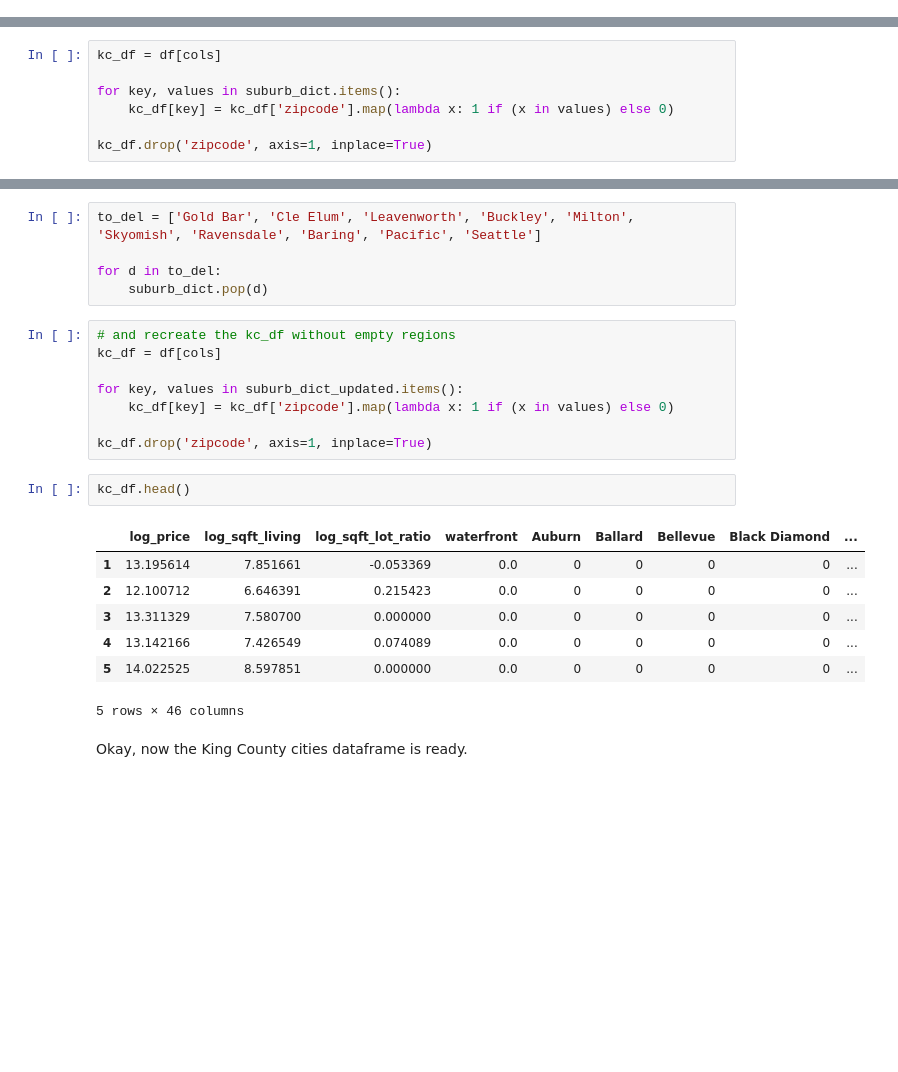
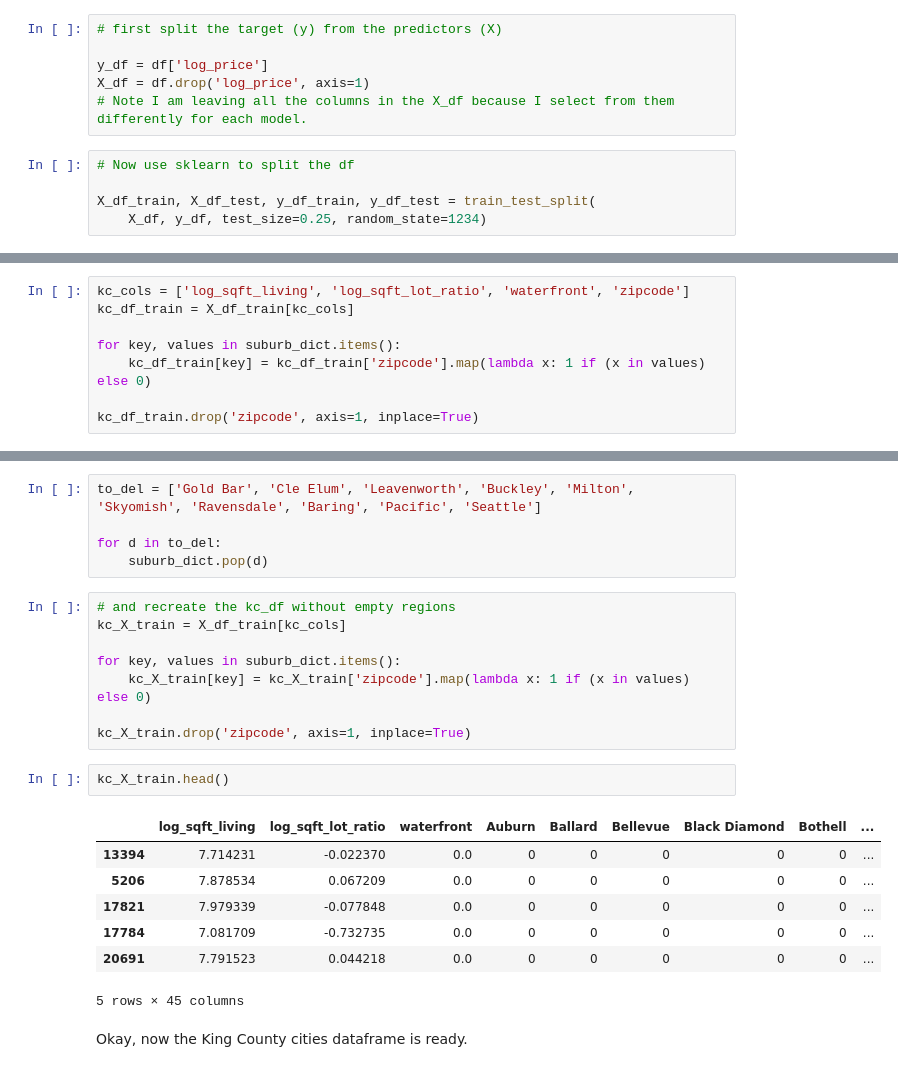
Before and after one commit to jonnyhof/kings_county_housing_analysis, a Jupyter notebook: jonny_king_county_analysis.ipynb, the cells around one changed output, grey strips where cells are left out. Cells and saved outputs as stored; diff of their text form; blank space fills up the shorter version.

```diff
--- a/jonny_king_county_analysis.ipynb
+++ b/jonny_king_county_analysis.ipynb
@@ -212,0 +223,11 @@ for feat in log_feats:
+# %%
+# first split the target (y) from the predictors (X)
+
+y_df = df['log_price']
+X_df = df.drop('log_price', axis=1)
+# Note I am leaving all the columns in the X_df because I select from them differently for each model.
+# %%
+# Now use sklearn to split the df
+
+X_df_train, X_df_test, y_df_train, y_df_test = train_test_split(
+    X_df, y_df, test_size=0.25, random_state=1234)
@@ -299,12 +334,13 @@ For the city/suburb model I have created a dictionary to attach city labels to z
 # %%
 pd.options.mode.chained_assignment = None
 # %%
-kc_df = df[cols]
+kc_cols = ['log_sqft_living', 'log_sqft_lot_ratio', 'waterfront', 'zipcode']
+kc_df_train = X_df_train[kc_cols]
 
 for key, values in suburb_dict.items():
-    kc_df[key] = kc_df['zipcode'].map(lambda x: 1 if (x in values) else 0)
+    kc_df_train[key] = kc_df_train['zipcode'].map(lambda x: 1 if (x in values) else 0)
 
-kc_df.drop('zipcode', axis=1, inplace=True)
+kc_df_train.drop('zipcode', axis=1, inplace=True)
 # %% [markdown]
 Let's check and see how many rows are in each King County city
 # %%
@@ -344,22 +380,22 @@ for d in to_del:
     suburb_dict.pop(d)
 # %%
 # and recreate the kc_df without empty regions
-kc_df = df[cols]
+kc_X_train = X_df_train[kc_cols]
 
-for key, values in suburb_dict_updated.items():
-    kc_df[key] = kc_df['zipcode'].map(lambda x: 1 if (x in values) else 0)
+for key, values in suburb_dict.items():
+    kc_X_train[key] = kc_X_train['zipcode'].map(lambda x: 1 if (x in values) else 0)
 
-kc_df.drop('zipcode', axis=1, inplace=True)
+kc_X_train.drop('zipcode', axis=1, inplace=True)
 # %%
-kc_df.head()
+kc_X_train.head()
 # %% [output]
-|  | log_price | log_sqft_living | log_sqft_lot_ratio | waterfront | Auburn | Ballard | Bellevue | Black Diamond | ... |
-| 1 | 13.195614 | 7.851661 | -0.053369 | 0.0 | 0 | 0 | 0 | 0 | ... |
-| 2 | 12.100712 | 6.646391 | 0.215423 | 0.0 | 0 | 0 | 0 | 0 | ... |
-| 3 | 13.311329 | 7.580700 | 0.000000 | 0.0 | 0 | 0 | 0 | 0 | ... |
-| 4 | 13.142166 | 7.426549 | 0.074089 | 0.0 | 0 | 0 | 0 | 0 | ... |
-| 5 | 14.022525 | 8.597851 | 0.000000 | 0.0 | 0 | 0 | 0 | 0 | ... |
+|  | log_sqft_living | log_sqft_lot_ratio | waterfront | Auburn | Ballard | Bellevue | Black Diamond | Bothell | ... |
+| 13394 | 7.714231 | -0.022370 | 0.0 | 0 | 0 | 0 | 0 | 0 | ... |
+| 5206 | 7.878534 | 0.067209 | 0.0 | 0 | 0 | 0 | 0 | 0 | ... |
+| 17821 | 7.979339 | -0.077848 | 0.0 | 0 | 0 | 0 | 0 | 0 | ... |
+| 17784 | 7.081709 | -0.732735 | 0.0 | 0 | 0 | 0 | 0 | 0 | ... |
+| 20691 | 7.791523 | 0.044218 | 0.0 | 0 | 0 | 0 | 0 | 0 | ... |
-5 rows × 46 columns
+5 rows × 45 columns
 # %% [markdown]
 Okay, now the King County cities dataframe is ready.
 # %% [markdown]
```
Also changed, not shown: parts of 26 cells of this notebook.
